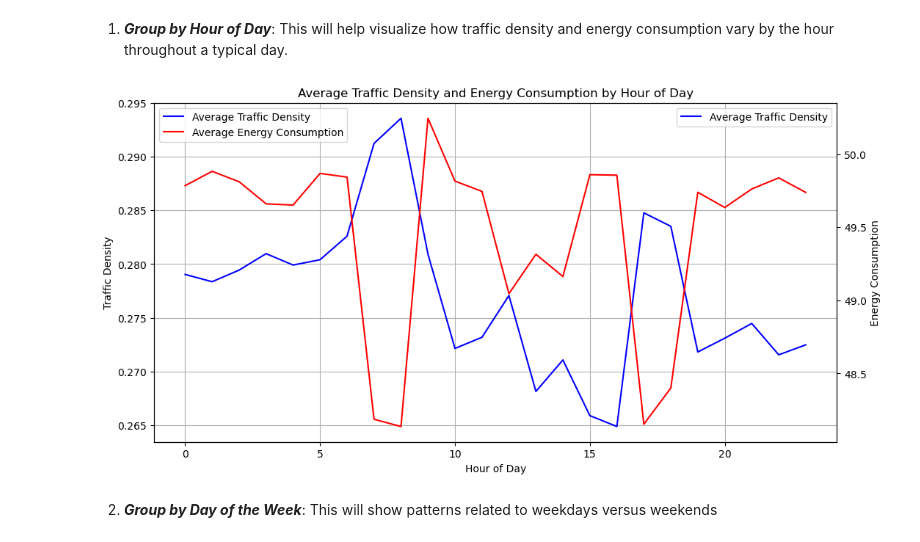
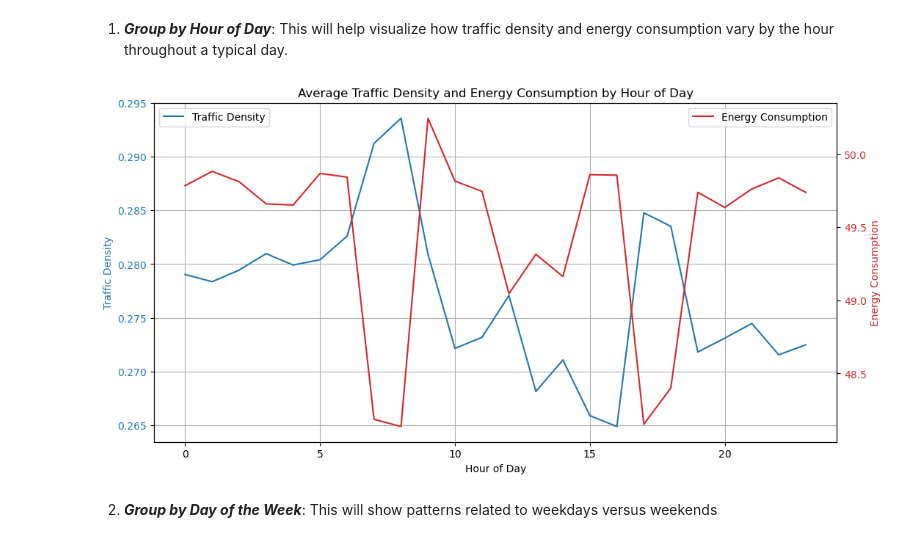
Before and after one commit to zoe-becker/ML-Traffic-Analysis, a Jupyter notebook: Traffic flow and energy consumption.ipynb, the cells around one changed output. Cells and saved outputs as stored; diff of their text form; code cells hidden in the pictures.

```diff
--- a/Traffic flow and energy consumption.ipynb
+++ b/Traffic flow and energy consumption.ipynb
@@ -174,29 +174,32 @@ Mean Squared Error: 638.1793338387766
 # %%
 hourly_data = df.groupby('Hour Of Day')[['Traffic Density', 'Energy Consumption']].mean()
 
 # Plotting
-plt.figure(figsize=(12, 6))
+fig, ax1 = plt.subplots(figsize=(12, 6))
 
 # Create the first subplot for traffic density
-ax = hourly_data['Traffic Density'].plot(color='blue', label='Average Traffic Density', legend=True)
-ax.set_xlabel('Hour of Day')
-ax.set_ylabel('Traffic Density')
-ax.set_title('Average Traffic Density and Energy Consumption by Hour of Day')
-ax.grid(True)
+color = 'tab:blue'
+hourly_data['Traffic Density'].plot(color=color, ax=ax1)
+ax1.set_xlabel('Hour of Day')
+ax1.set_ylabel('Traffic Density', color=color)
+ax1.tick_params(axis='y', labelcolor=color)
+ax1.set_title('Average Traffic Density and Energy Consumption by Hour of Day')
+ax1.grid(True)
 
-# Create a second y-axis for the energy consumption
-ax2 = ax.twinx()
-hourly_data['Energy Consumption'].plot(ax=ax2, color='red', label='Average Energy Consumption', legend=True)
-ax2.set_ylabel('Energy Consumption')
+# Create a second y-axis for Energy Consumption
+ax2 = ax1.twinx()
+color = 'tab:red'
+hourly_data['Energy Consumption'].plot(color=color, ax=ax2)
+ax2.set_ylabel('Energy Consumption', color=color)
+ax2.tick_params(axis='y', labelcolor=color)
 
-# To improve the legend to handle items from both plots
-lines, labels = ax.get_legend_handles_labels()
-lines2, labels2 = ax2.get_legend_handles_labels()
-ax2.legend(lines + lines2, labels + labels2, loc='upper left')
+# Adjust legend to include only specific labels
+ax1.legend(['Traffic Density'], loc='upper left')
+ax2.legend(['Energy Consumption'], loc='upper right')
 
 plt.show()
 # %% [output]
-[figure, old version]
+[figure, new version]
 # %% [markdown]
 2. ***Group by Day of the Week***: This will show patterns related to weekdays versus weekends
 # %%
```
Also changed, not shown: parts of 2 cells of this notebook, 1 other file.
